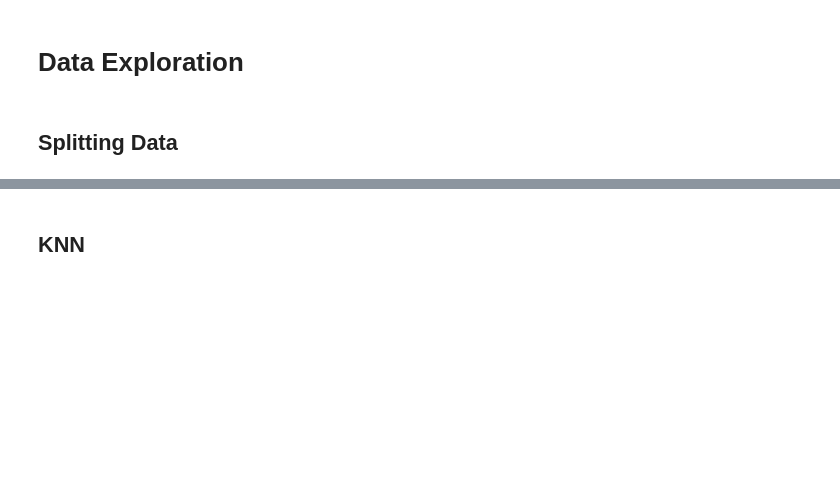
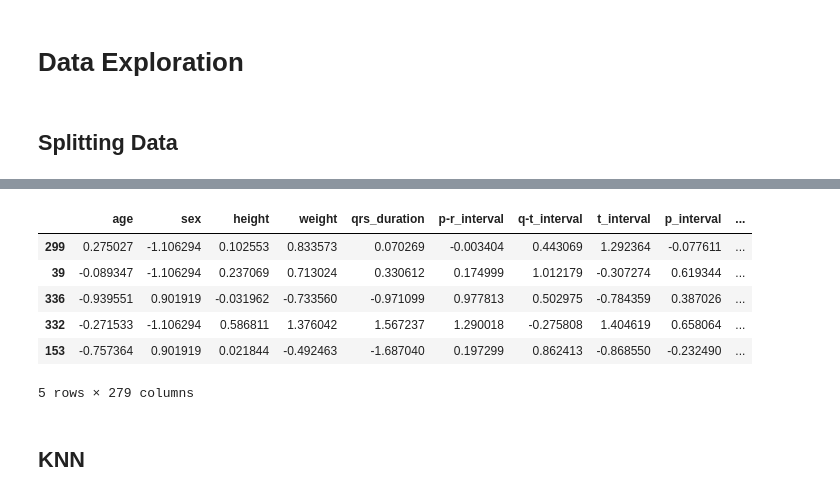
Before and after one commit to inaafina/ArrhythmiaAI, a Jupyter notebook: Final_Project.ipynb, the cells around one changed output, grey strips where cells are left out. Drawn from its saved outputs; the diff is of its cells as text; code cells hidden in the pictures; blank space fills up the shorter version.

```diff
--- a/Final_Project.ipynb
+++ b/Final_Project.ipynb
@@ -235,3 +273,13 @@ plt.show()
+# %%
+x_test.head()
+# %% [output]
+|  | age | sex | height | weight | qrs_duration | p-r_interval | q-t_interval | t_interval | p_interval | ... |
+| 299 | 0.275027 | -1.106294 | 0.102553 | 0.833573 | 0.070269 | -0.003404 | 0.443069 | 1.292364 | -0.077611 | ... |
+| 39 | -0.089347 | -1.106294 | 0.237069 | 0.713024 | 0.330612 | 0.174999 | 1.012179 | -0.307274 | 0.619344 | ... |
+| 336 | -0.939551 | 0.901919 | -0.031962 | -0.733560 | -0.971099 | 0.977813 | 0.502975 | -0.784359 | 0.387026 | ... |
+| 332 | -0.271533 | -1.106294 | 0.586811 | 1.376042 | 1.567237 | 1.290018 | -0.275808 | 1.404619 | 0.658064 | ... |
+| 153 | -0.757364 | 0.901919 | 0.021844 | -0.492463 | -1.687040 | 0.197299 | 0.862413 | -0.868550 | -0.232490 | ... |
+5 rows × 279 columns
 # %% [markdown]
 ## KNN
 # %% [markdown]
```
Also changed, not shown: parts of 12 cells of this notebook.
